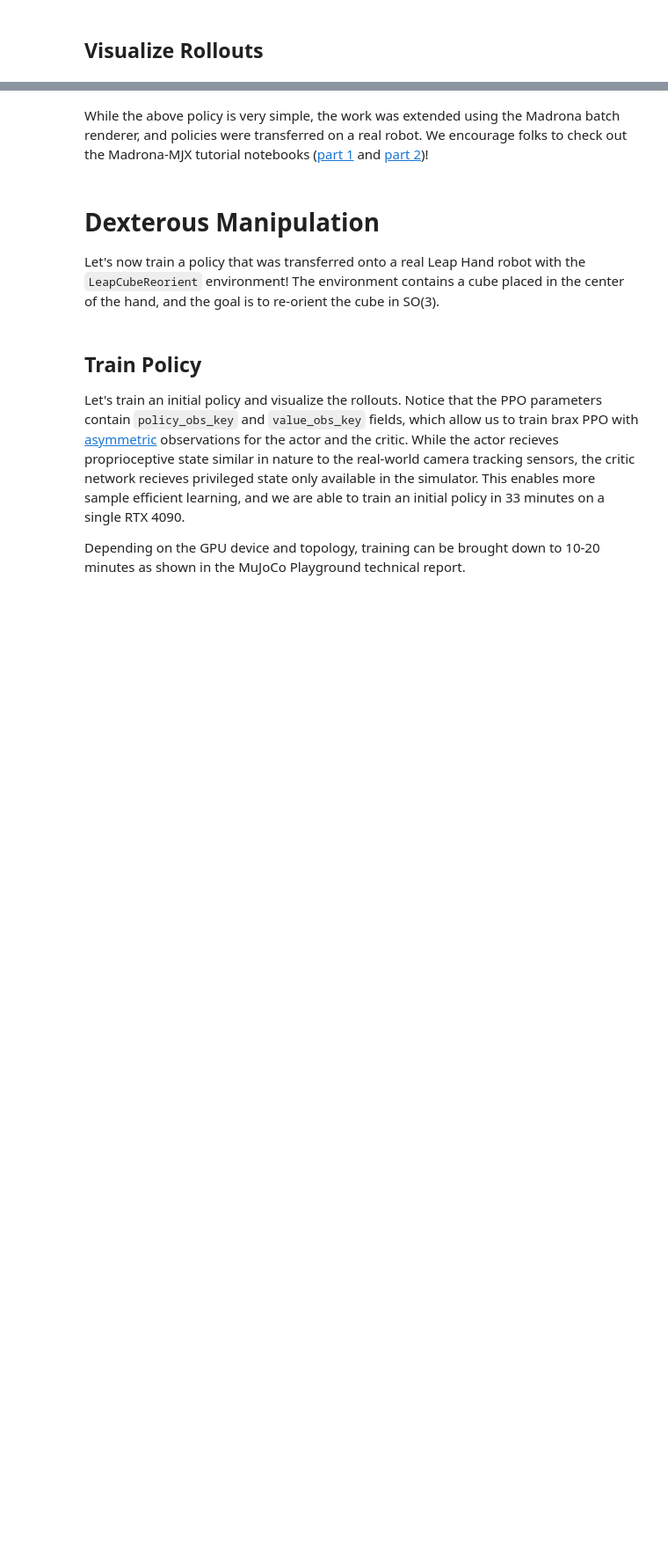
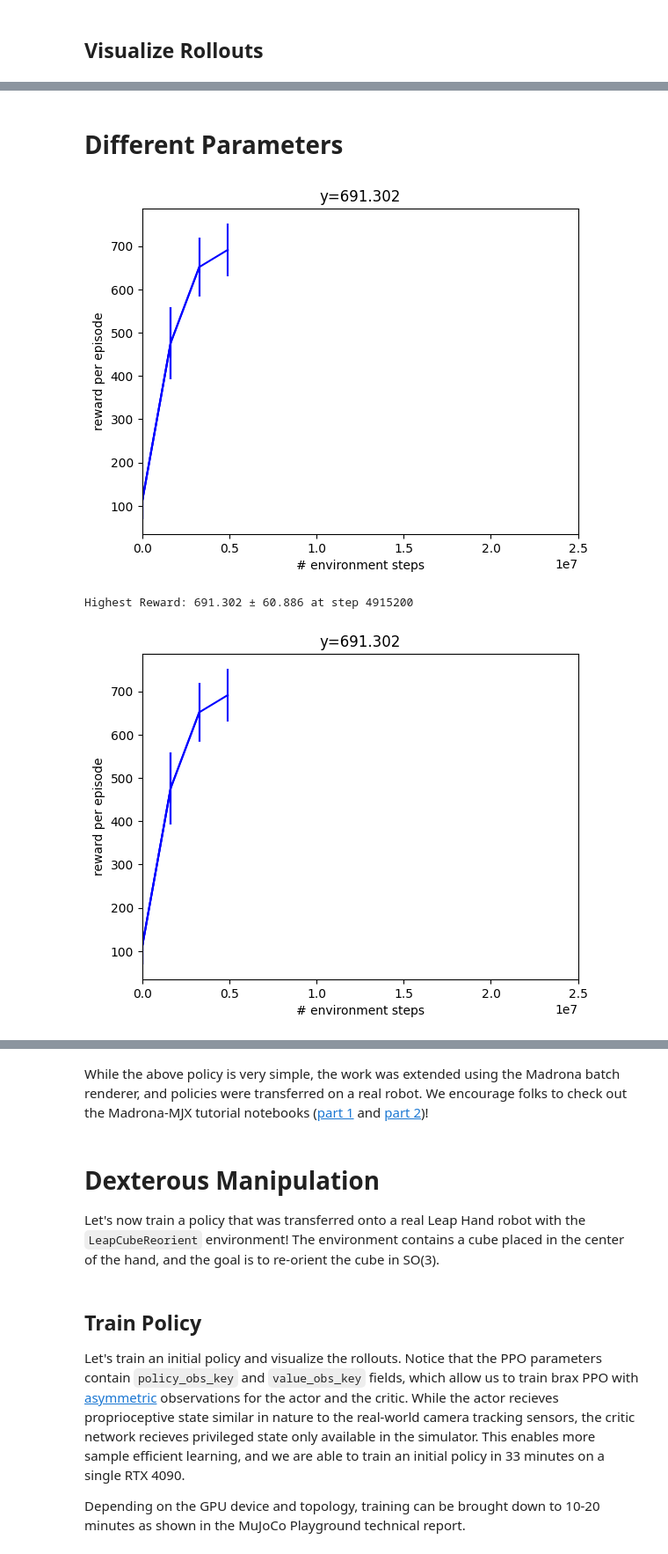
Before and after one commit to weissma6/my_mujoco_playground, a Jupyter notebook: learning/notebooks/manipulation.ipynb, the cells around one changed output, grey strips where cells are left out. Shown at 88% size. Drawn from its saved outputs; the diff is of its cells as text; code cells hidden in the pictures; blank space fills up the shorter version.

Commit message:
Change print, manitpulatin trained

```diff
--- a/learning/notebooks/manipulation.ipynb
+++ b/learning/notebooks/manipulation.ipynb
@@ -403,0 +412,37 @@ media.show_video(frames, fps=1.0 / env.dt / render_every)
+# %% [markdown]
+# Different Parameters
+# %%
+ppo_training_params = dict(ppo_params)
+ppo_training_params["num_timesteps"] = 1_000_000  # reduce num_envs for eval
+
+ppo_training_params
+
+network_factory = ppo_networks.make_ppo_networks
+if "network_factory" in ppo_params:
+  del ppo_training_params["network_factory"]
+  network_factory = functools.partial(
+      ppo_networks.make_ppo_networks,
+      **ppo_params.network_factory
+  )
+
+train_fn = functools.partial(
+    ppo.train, **dict(ppo_training_params),
+    network_factory=network_factory,
+    progress_fn=progress,
+    seed=1
+)
+x_data, y_data, y_dataerr = [], [], []
+times = [datetime.now()]
+
+make_inference_fn, params, metrics = train_fn(
+    environment=env,
+    wrap_env_fn=wrapper.wrap_for_brax_training,
+)
+if y_data:
+    import numpy as np
+    best_idx = int(np.argmax(y_data))
+    print(f"Highest Reward: {y_data[best_idx]:.3f} ± {y_dataerr[best_idx]:.3f} at step {x_data[best_idx]}")
+# %% [output]
+[figure, added]
+Highest Reward: 691.302 ± 60.886 at step 4915200
+[figure, added]
```
Also changed, not shown: parts of 9 cells of this notebook, 2 other files.
